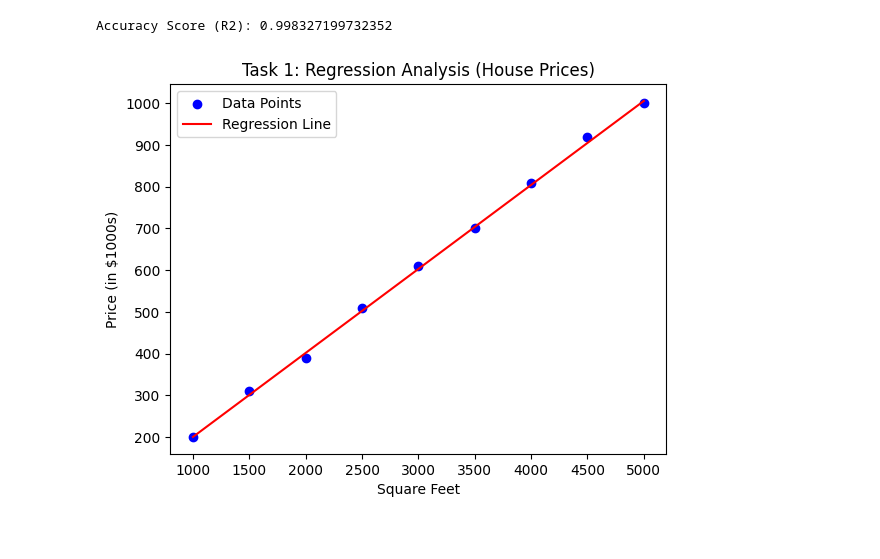
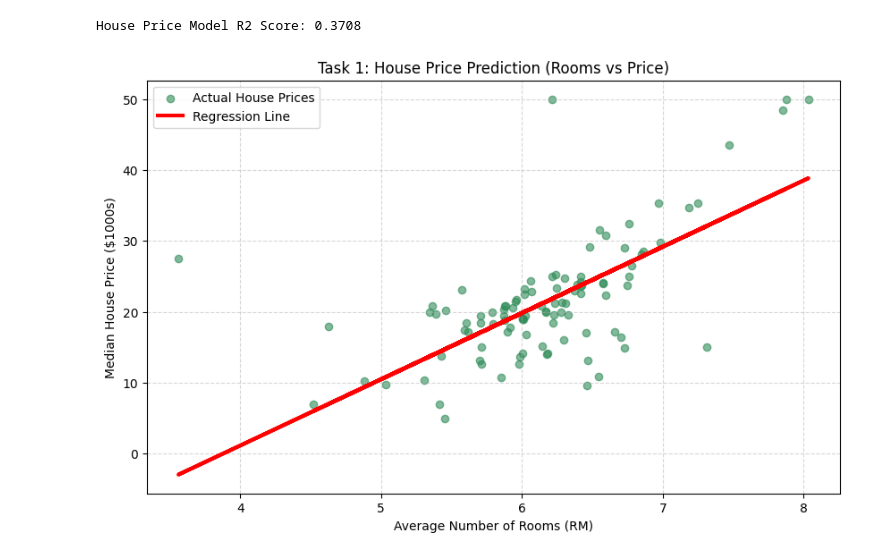
Before and after one commit to lujainmateen07/Codveda-Internship-Tasks, a Jupyter notebook: Level_2/regression.ipynb, the cells around one changed output. Saved outputs shown, nothing was run; the diff lists cells and outputs as text; code cells hidden in the pictures.

```diff
--- a/Level_2/regression.ipynb
+++ b/Level_2/regression.ipynb
@@ -1,44 +29,43 @@
 # %%
 import pandas as pd
-import numpy as np
 import matplotlib.pyplot as plt
 from sklearn.model_selection import train_test_split
 from sklearn.linear_model import LinearRegression
 from sklearn.metrics import r2_score
 
-# 1. Create a simple dataset
-# Square Footage vs Price (in thousands)
-data = {
-    'SqFt': [1000, 1500, 2000, 2500, 3000, 3500, 4000, 4500, 5000],
-    'Price': [200, 310, 390, 510, 610, 700, 810, 920, 1000]
-}
-df = pd.DataFrame(data)
+# Step 1: Loading the data
+# Note: This specific file is space-separated, so we use sep='\s+'
+column_names = ['CRIM', 'ZN', 'INDUS', 'CHAS', 'NOX', 'RM', 'AGE', 'DIS', 'RAD', 'TAX', 'PTRATIO', 'B', 'LSTAT', 'MEDV']
+df = pd.read_csv('house Prediction Data Set.csv', sep='\s+', names=column_names)
 
-# 2. Prepare Data
-X = df[['SqFt']] # Features
-y = df['Price']  # Target
+# Step 2: Selecting Features (X) and Target (y)
+# We use 'RM' (Number of Rooms) to predict 'MEDV' (Price)
+X = df[['RM']]
+y = df['MEDV']
 
-# 3. Split into Training and Testing sets
+# Step 3: Splitting into 80% Training and 20% Testing
 X_train, X_test, y_train, y_test = train_test_split(X, y, test_size=0.2, random_state=42)
 
-# 4. Train the Model
-model = LinearRegression()
-model.fit(X_train, y_train)
+# Step 4: Training the Linear Regression model
+house_model = LinearRegression()
+house_model.fit(X_train, y_train)
 
-# 5. Make Predictions
-y_pred = model.predict(X_test)
+# Step 5: Testing the model
+predictions = house_model.predict(X_test)
+accuracy = r2_score(y_test, predictions)
+print(f"House Price Model R2 Score: {accuracy:.4f}")
 
-# 6. Evaluation
-print(f"Accuracy Score (R2): {r2_score(y_test, y_pred)}")
+# Step 6: Plotting the results (Perfect for the screen recording)
+plt.figure(figsize=(10, 6))
+plt.scatter(X_test, y_test, color='seagreen', alpha=0.6, label='Actual House Prices')
+plt.plot(X_test, predictions, color='red', linewidth=3, label='Regression Line')
 
-# 7. Visualize for your Submission Video
-plt.scatter(X, y, color='blue', label='Data Points')
-plt.plot(X, model.predict(X), color='red', label='Regression Line')
-plt.title('Task 1: Regression Analysis (House Prices)')
-plt.xlabel('Square Feet')
-plt.ylabel('Price (in $1000s)')
+plt.title('Task 1: House Price Prediction (Rooms vs Price)')
+plt.xlabel('Average Number of Rooms (RM)')
+plt.ylabel('Median House Price ($1000s)')
 plt.legend()
+plt.grid(True, linestyle='--', alpha=0.5)
 plt.show()
 # %% [output]
-Accuracy Score (R2): 0.998327199732352
+House Price Model R2 Score: 0.3708
-[figure, old version]
+[figure, new version]
```
Also changed, not shown: parts of 1 cell of this notebook, 1 other file.
